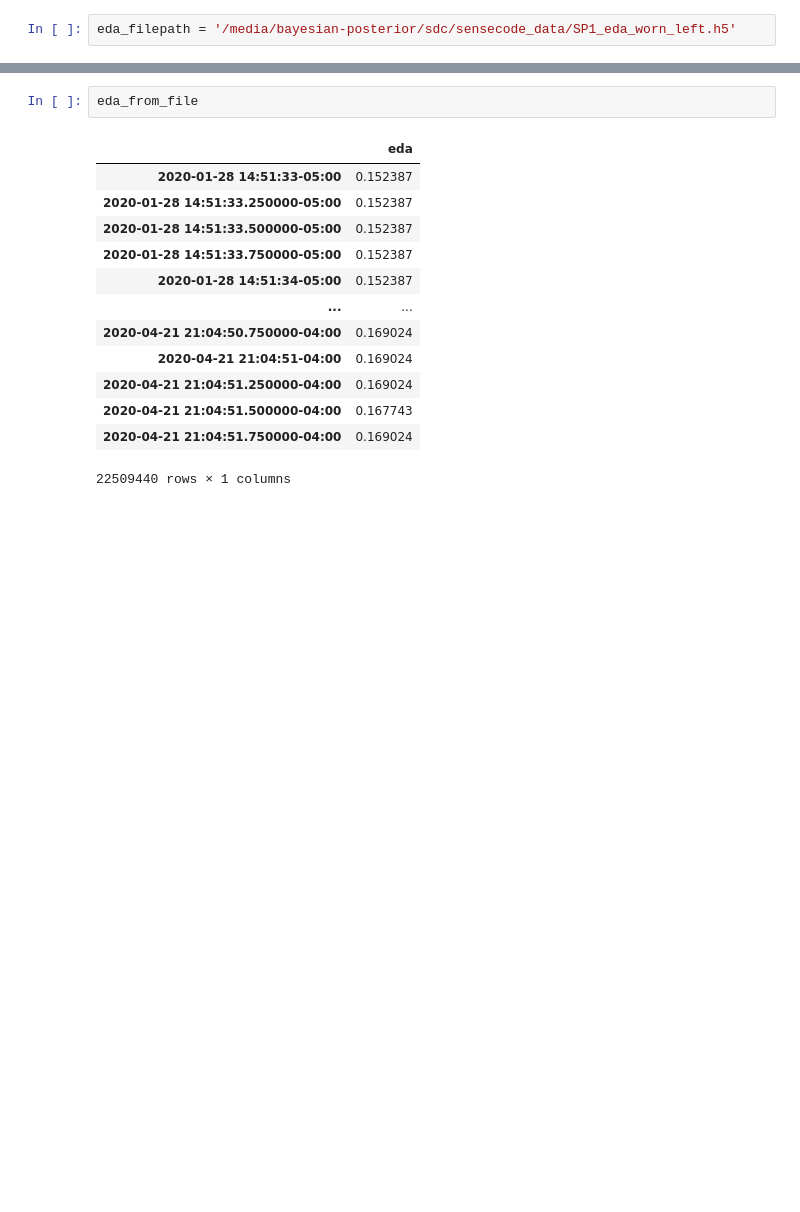
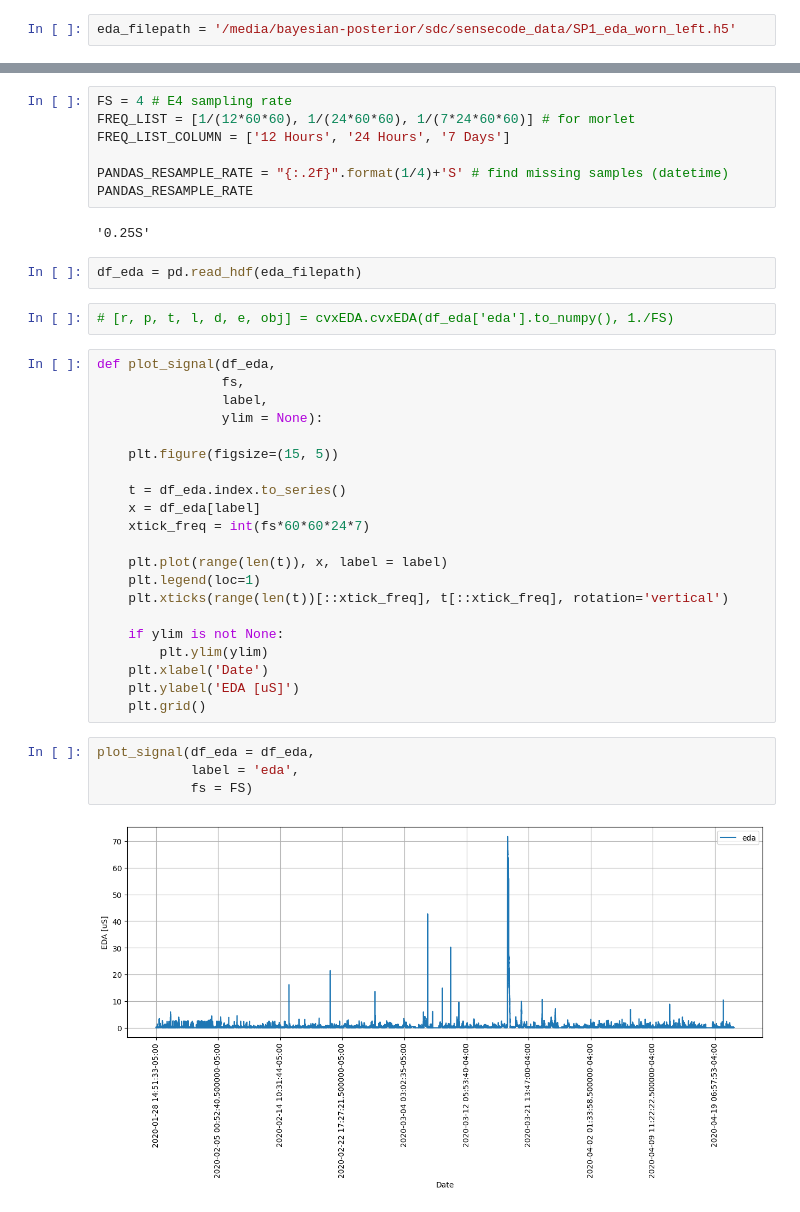
Before and after one commit to boyu-zhang-25/sensecode-eda, a Jupyter notebook: preprocessing.ipynb, the cells around one changed output, grey strips where cells are left out. Cells and saved outputs as stored; diff of their text form; blank space fills up the shorter version.

```diff
--- a/preprocessing.ipynb
+++ b/preprocessing.ipynb
@@ -8,16 +10,40 @@ eda_from_file = pd.read_hdf(eda_filepath)
-# %%
-eda_from_file
-# %% [output]
-|  | eda |
-| 2020-01-28 14:51:33-05:00 | 0.152387 |
-| 2020-01-28 14:51:33.250000-05:00 | 0.152387 |
-| 2020-01-28 14:51:33.500000-05:00 | 0.152387 |
-| 2020-01-28 14:51:33.750000-05:00 | 0.152387 |
-| 2020-01-28 14:51:34-05:00 | 0.152387 |
-| ... | ... |
-| 2020-04-21 21:04:50.750000-04:00 | 0.169024 |
-| 2020-04-21 21:04:51-04:00 | 0.169024 |
-| 2020-04-21 21:04:51.250000-04:00 | 0.169024 |
-| 2020-04-21 21:04:51.500000-04:00 | 0.167743 |
-| 2020-04-21 21:04:51.750000-04:00 | 0.169024 |
-22509440 rows × 1 columns
+# %%
+FS = 4 # E4 sampling rate
+FREQ_LIST = [1/(12*60*60), 1/(24*60*60), 1/(7*24*60*60)] # for morlet
+FREQ_LIST_COLUMN = ['12 Hours', '24 Hours', '7 Days']
+
+PANDAS_RESAMPLE_RATE = "{:.2f}".format(1/4)+'S' # find missing samples (datetime)
+PANDAS_RESAMPLE_RATE
+# %% [output]
+'0.25S'
+# %%
+df_eda = pd.read_hdf(eda_filepath)
+# %%
+# [r, p, t, l, d, e, obj] = cvxEDA.cvxEDA(df_eda['eda'].to_numpy(), 1./FS)
+# %%
+def plot_signal(df_eda,
+                fs,
+                label,
+                ylim = None):
+
+    plt.figure(figsize=(15, 5))
+
+    t = df_eda.index.to_series()
+    x = df_eda[label]
+    xtick_freq = int(fs*60*60*24*7)
+
+    plt.plot(range(len(t)), x, label = label)
+    plt.legend(loc=1)
+    plt.xticks(range(len(t))[::xtick_freq], t[::xtick_freq], rotation='vertical')
+
+    if ylim is not None:
+        plt.ylim(ylim)
+    plt.xlabel('Date')
+    plt.ylabel('EDA [uS]')
+    plt.grid()
+# %%
+plot_signal(df_eda = df_eda,
+            label = 'eda',
+            fs = FS)
+# %% [output]
+[figure, added]
```
Also changed, not shown: parts of 14 cells of this notebook, 1 other file.
